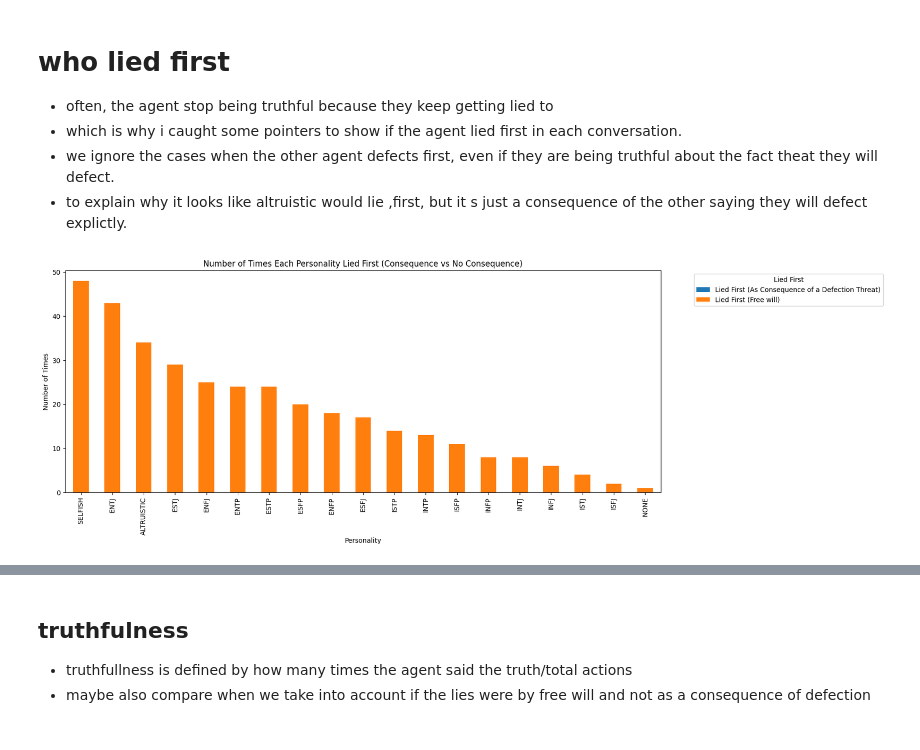
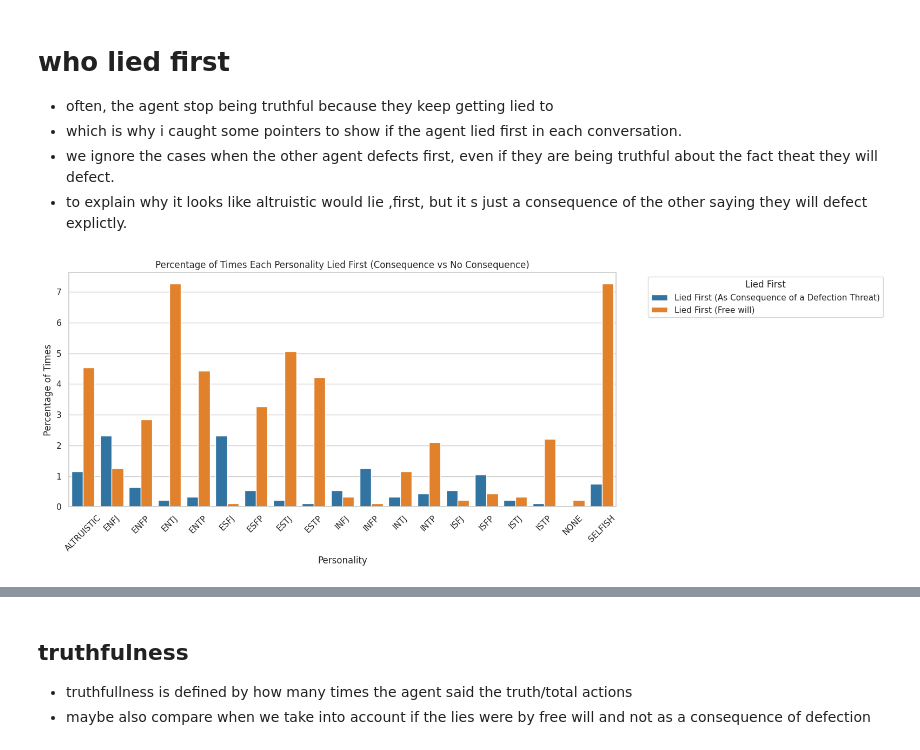
Before and after one commit to mathislindner/Multi-Agent-LLM-Game-Theory, a Jupyter notebook: plot_results copy.ipynb, the cells around one changed output, grey strips where cells are left out. Saved outputs shown, nothing was run; the diff lists cells and outputs as text; code cells hidden in the pictures.

Commit message:
good plots

```diff
--- a/plot_results copy.ipynb
+++ b/plot_results copy.ipynb
@@ -6,4 +6,4 @@ import ast
 import os
 
 plots_dir = '/cluster/home/mlindner/Github/master_thesis_project/src/data/outputs/plots/by_game'
-games_names = ["prisoners_dilemma", "stag_hunt", "generic", "chicken", "hawk_dove"]
+games_names = ["prisoners_dilemma", "stag_hunt", "generic", "hawk_dove", "chicken"]#,'coordination']
@@ -51,0 +10,5 @@ df
+# %%
+def count_strategy_switches(actions):
+    if not actions or len(actions) < 2:
+        return 0
+    return sum(1 for i in range(1, len(actions)) if actions[i] != actions[i-1])
@@ -335,6 +382,8 @@ Passing `palette` without assigning `hue` is deprecated and will be removed in v
 - we ignore the cases when the other agent defects first, even if they are being truthful about the fact theat they will defect.
 - to explain why it looks like altruistic would lie ,first, but it s just a consequence of the other saying they will defect explictly.
 # %%
+import seaborn as sns
+
 df['lied_first_1'] = [False] * len(df)
 df['lied_first_2'] = [False] * len(df)
 df['defected_first_1'] = [False] * len(df)
@@ -376,45 +425,104 @@ first_liars_consequence = df.groupby('personality_1')['defected_first_2'].sum().
 first_liars_consequence.update(df.groupby('personality_2')['defected_first_1'].sum().to_dict())
 
 # Calculate the number of times each personality lied first without being defected first
 first_liars_no_consequence = {k: abs(first_liars[k] - first_liars_consequence.get(k, 0)) for k in first_liars.keys()}
 
 #calculate % of times each personality lied first
 first_liars_percentage = {k: (v / df.shape[0]) * 100 for k, v in first_liars.items()}
 first_liars_consequence_percentage = {k: (v / df.shape[0]) * 100 for k, v in first_liars_consequence.items()}
 first_liars_no_consequence_percentage = {k: (v / df.shape[0]) * 100 for k, v in first_liars_no_consequence.items()}
 
 
 # Create a DataFrame for plotting
 plot_data_times = pd.DataFrame({
     'Personality': list(first_liars.keys()),
     'Lied First (As Consequence of a Defection Threat)': list(first_liars_consequence.values()),
     'Lied First (Free will)': list(first_liars_no_consequence.values())
 })
 
 plot_data_percentage = pd.DataFrame({
     'Personality': list(first_liars_percentage.keys()),
     'Lied First (As Consequence of a Defection Threat)': list(first_liars_consequence_percentage.values()),
     'Lied First (Free will)': list(first_liars_no_consequence_percentage.values())
 })
 
-# Sort the data by the values of 'Lied First (Free will)' in descending order
-plot_data_times = plot_data_times.sort_values(by='Lied First (Free will)', ascending=False)
-plot_data_percentage = plot_data_percentage.sort_values(by='Lied First (Free will)', ascending=False)
-
-# Plot the bars with two colors
-plot_data_times.set_index('Personality').plot(kind='bar', stacked=True, figsize=(16, 6), color=['#1f77b4', '#ff7f0e'])
-plt.title('Number of Times Each Personality Lied First (Consequence vs No Consequence)')
-plt.xlabel('Personality')
-plt.ylabel('Number of Times')
-plt.legend(title='Lied First', bbox_to_anchor=(1.05, 1), loc='upper left')
-plt.show()
-
-# Plot the bars with two colors
-plot_data_percentage.set_index('Personality').plot(kind='bar', stacked=True, figsize=(16, 6), color=['#1f77b4', '#ff7f0e'])
+plt.figure(figsize=(16, 6))
+sns.barplot(data=plot_data_percentage.melt(id_vars="Personality", var_name="Type", value_name="Percentage"),
+            x="Personality", y="Percentage", hue="Type", palette=['#1f77b4', '#ff7f0e'])
 plt.title('Percentage of Times Each Personality Lied First (Consequence vs No Consequence)')
 plt.xlabel('Personality')
 plt.ylabel('Percentage of Times')
 plt.legend(title='Lied First', bbox_to_anchor=(1.05, 1), loc='upper left')
+plt.xticks(rotation=45)
+plt.tight_layout()
+plt.savefig(os.path.join(plots_dir, 'lied_first_percentage.png'))
 plt.show()
+
+#max amount of first lies by dichotomy
+max_lies = len(df)/2
+
+# Remove the non-MBTI for labeling
+plot_data_times_non_mbti = plot_data_times[plot_data_times['Personality'].isin(nonmbti)]
+plot_data_times_mbti = plot_data_times[~plot_data_times['Personality'].isin(nonmbti)]
+plot_data_times_non_mbti = plot_data_times_non_mbti[plot_data_times_non_mbti['Personality'] == 'NONE']
+
+plot_data_times_mbti['I/E'] = plot_data_times_mbti['Personality'].apply(lambda x: 'I' if x[0] == 'I' else 'E' if x not in nonmbti else None)
+plot_data_times_mbti['N/S'] = plot_data_times_mbti['Personality'].apply(lambda x: 'N' if x[1] == 'N' else 'S' if x not in nonmbti else None)
+plot_data_times_mbti['T/F'] = plot_data_times_mbti['Personality'].apply(lambda x: 'T' if x[2] == 'T' else 'F' if x not in nonmbti else None)
+plot_data_times_mbti['J/P'] = plot_data_times_mbti['Personality'].apply(lambda x: 'J' if x[3] == 'J' else 'P' if x not in nonmbti else None)
+
+plot_data_times = pd.concat([plot_data_times_mbti, plot_data_times_non_mbti], ignore_index=True)
+
+plot_data_times_IE = plot_data_times[["I/E", "Lied First (As Consequence of a Defection Threat)", "Lied First (Free will)"]].groupby("I/E").sum().reset_index()
+plot_data_times_NS = plot_data_times[["N/S", "Lied First (As Consequence of a Defection Threat)", "Lied First (Free will)"]].groupby("N/S").sum().reset_index()
+plot_data_times_TF = plot_data_times[["T/F", "Lied First (As Consequence of a Defection Threat)", "Lied First (Free will)"]].groupby("T/F").sum().reset_index()
+plot_data_times_JP = plot_data_times[["J/P", "Lied First (As Consequence of a Defection Threat)", "Lied First (Free will)"]].groupby("J/P").sum().reset_index()
+# Set the style for seaborn
+sns.set(style="whitegrid")
+
+# Plot the bars with two colors using seaborn
+plt.figure(figsize=(20, 12))
+
+# I/E Plot
+plt.subplot(2, 2, 1)
+sns.barplot(data=plot_data_times_IE.melt(id_vars="I/E", var_name="Type", value_name="Count"),
+            x="I/E", y="Count", hue="Type", palette=['#1f77b4', '#ff7f0e'])
+plt.axhline(y=max_lies, color='red', linestyle='--', label='Max Lies')
+plt.title('Nr of Times Each Personality Lied First (Consequence vs Free Will) by I/E')
+plt.xlabel('I/E')
+plt.ylabel('Nr of Times')
+
+# N/S Plot
+plt.subplot(2, 2, 2)
+sns.barplot(data=plot_data_times_NS.melt(id_vars="N/S", var_name="Type", value_name="Count"),
+            x="N/S", y="Count", hue="Type", palette=['#1f77b4', '#ff7f0e'])
+plt.axhline(y=max_lies, color='red', linestyle='--')
+plt.title('Nr of Times Each Personality Lied First (Consequence vs Free Will) by N/S')
+plt.xlabel('N/S')
+plt.ylabel('Nr of Times')
+
+# T/F Plot
+plt.subplot(2, 2, 3)
+sns.barplot(data=plot_data_times_TF.melt(id_vars="T/F", var_name="Type", value_name="Count"),
+            x="T/F", y="Count", hue="Type", palette=['#1f77b4', '#ff7f0e'])
+plt.axhline(y=max_lies, color='red', linestyle='--')
+plt.title('Nr of Times Each Personality Lied First (Consequence vs Free Will) by T/F')
+plt.xlabel('T/F')
+plt.ylabel('Nr of Times')
+
+# J/P Plot
+plt.subplot(2, 2, 4)
+sns.barplot(data=plot_data_times_JP.melt(id_vars="J/P", var_name="Type", value_name="Count"),
+            x="J/P", y="Count", hue="Type", palette=['#1f77b4', '#ff7f0e'])
+plt.axhline(y=max_lies, color='red', linestyle='--')
+plt.title('Nr of Times Each Personality Lied First (Consequence vs Free Will) by J/P')
+plt.xlabel('J/P')
+plt.ylabel('Nr of Times')
+
+# Adjust the legend to appear outside the plots
+plt.legend(title='Lied First', bbox_to_anchor=(1.05, 1), loc='upper left')
+plt.tight_layout()
+plt.savefig(os.path.join(plots_dir, 'lied_first_by_dichotomy.png'), bbox_inches='tight')
+plt.show()
 # %% [output]
-[figure, old version]
+[figure, new version]
```
Also changed, not shown: parts of 13 cells of this notebook, 1 other file.
